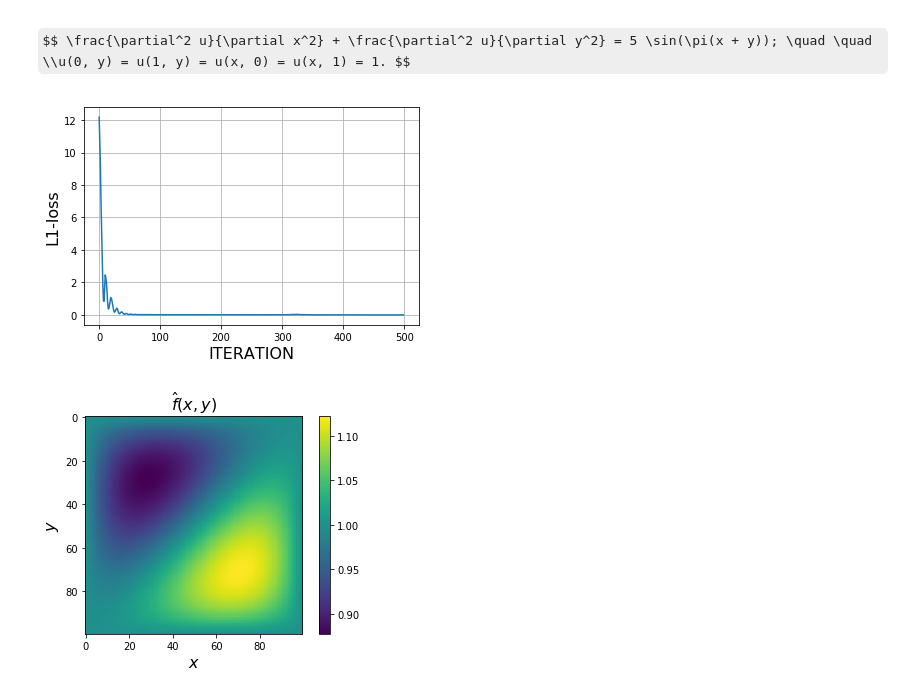
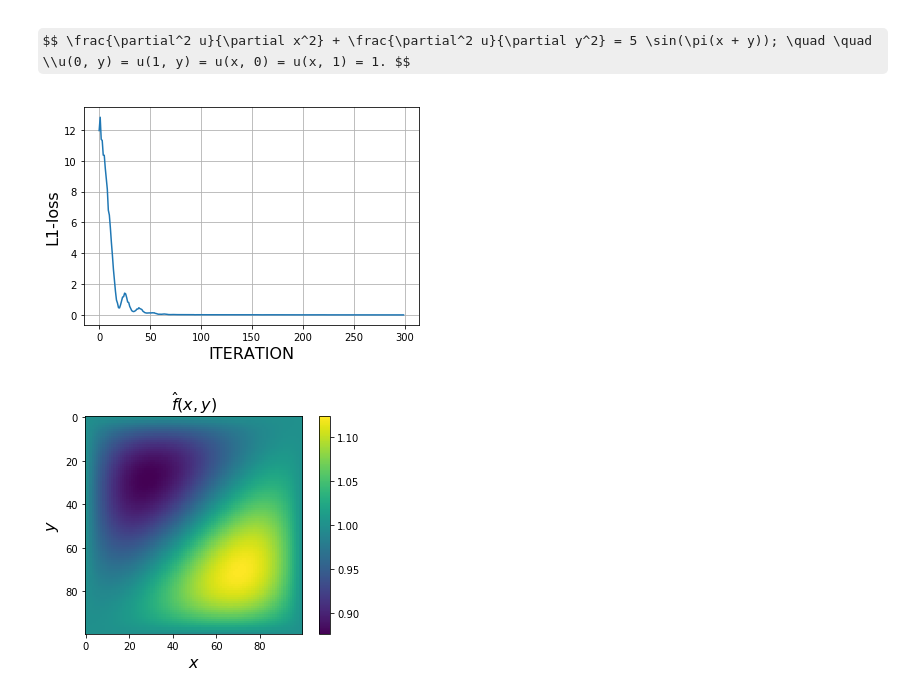
Before and after one commit to analysiscenter/pydens, a Jupyter notebook: tutorials/1. Solving PDEs.ipynb, the cells around one changed output. Cells and saved outputs as stored; diff of their text form; code cells hidden in the pictures; some formulas as TeX source.

```diff
--- a/tutorials/1. Solving PDEs.ipynb
+++ b/tutorials/1. Solving PDEs.ipynb
@@ -87,11 +97,11 @@ solver = Solver(pde, ndims=2, boundary_condition=1,
                 model=ConvBlockModel,
                 layout='fafaf', units=[10, 10, 1], activation='Tanh')
 # %%
-solver.fit(niters=500, batch_size=400, lr=0.05)
+solver.fit(niters=300, batch_size=400, lr=0.02)
 # %%
-plot_loss(solver.losses)
+plot_loss(solver.losses[:])
 # %% [output]
-[figure, old version]
+[figure, new version]
 # %%
 grid = cart_prod(np.linspace(0, 1, 100), np.linspace(0, 1, 100))
 # %%
```
Also changed, not shown: parts of 19 cells of this notebook, 3 other files.
